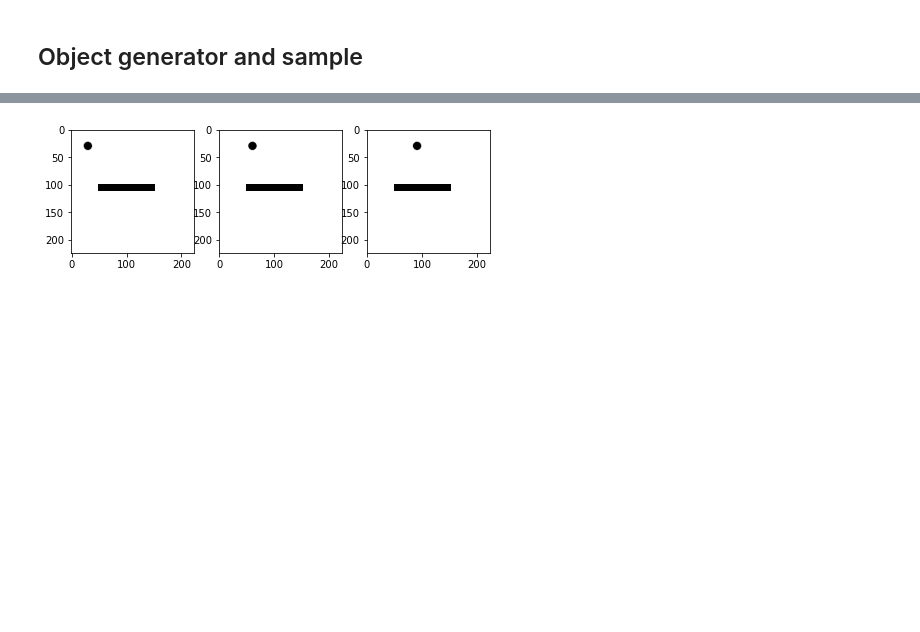
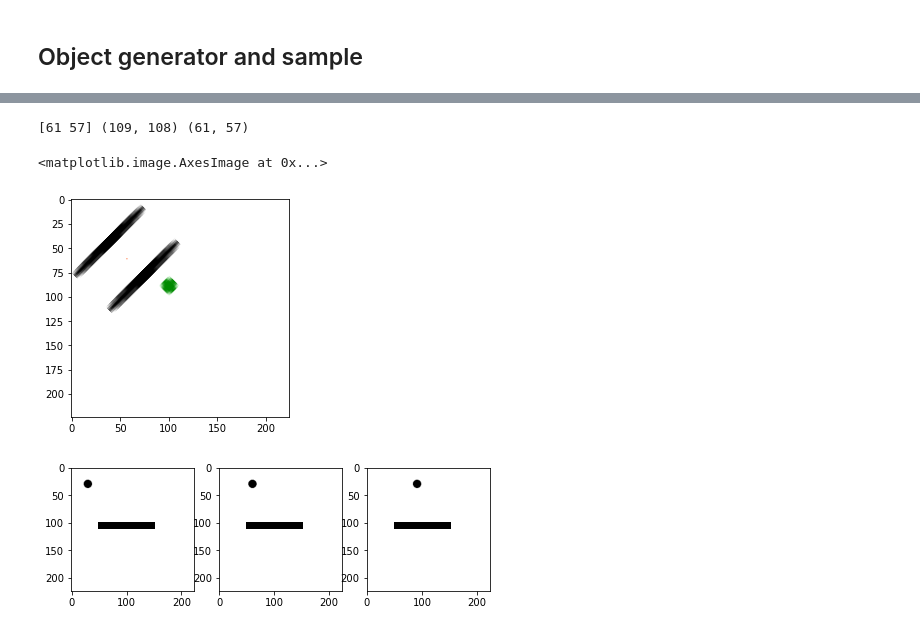
Before and after one commit to guydav/simple-relational-reasoning, a Jupyter notebook: notebooks/QuinnEmbeddingTask.ipynb, the cells around one changed output, grey strips where cells are left out. Drawn from its saved outputs; the diff is of its cells as text; code cells hidden in the pictures; blank space fills up the shorter version.

```diff
--- a/notebooks/QuinnEmbeddingTask.ipynb
+++ b/notebooks/QuinnEmbeddingTask.ipynb
@@ -117,0 +112,15 @@ plot_generator_examples(gen)
+# %%
+new_centroid = tuple((x == torch.tensor([1, 0.27, 0]).view(3, 1, 1)).all(axis=0).nonzero().squeeze().numpy())
+original_centroid = above_below_quinn_gen.centroids[-1]
+
+shape = gen.canvas_size
+x_cropped = transforms.functional.crop(x, *(new_centroid - original_centroid), *shape)
+
+post_crop_centroid = tuple((x_cropped == torch.tensor([1, 0.27, 0]).view(3, 1, 1)).all(axis=0).nonzero().squeeze().numpy())
+print(original_centroid, new_centroid, post_crop_centroid)
+
+plt.imshow(x_cropped.permute(1, 2, 0).numpy())
+# %% [output]
+[61 57] (109, 108) (61, 57)
+<matplotlib.image.AxesImage at 0x...>
+[figure, added]
```
Also changed, not shown: parts of 4 cells of this notebook, 2 other files.
